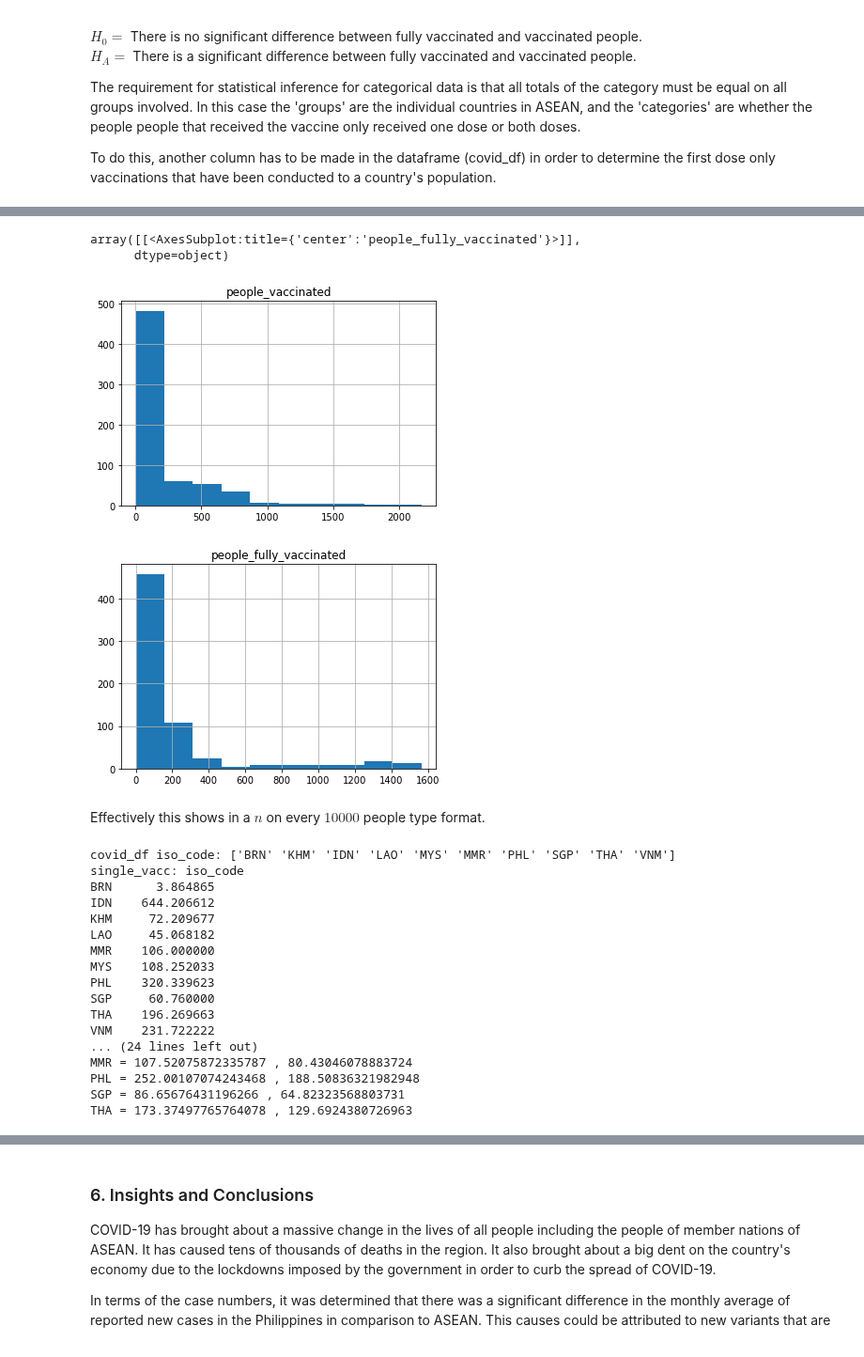
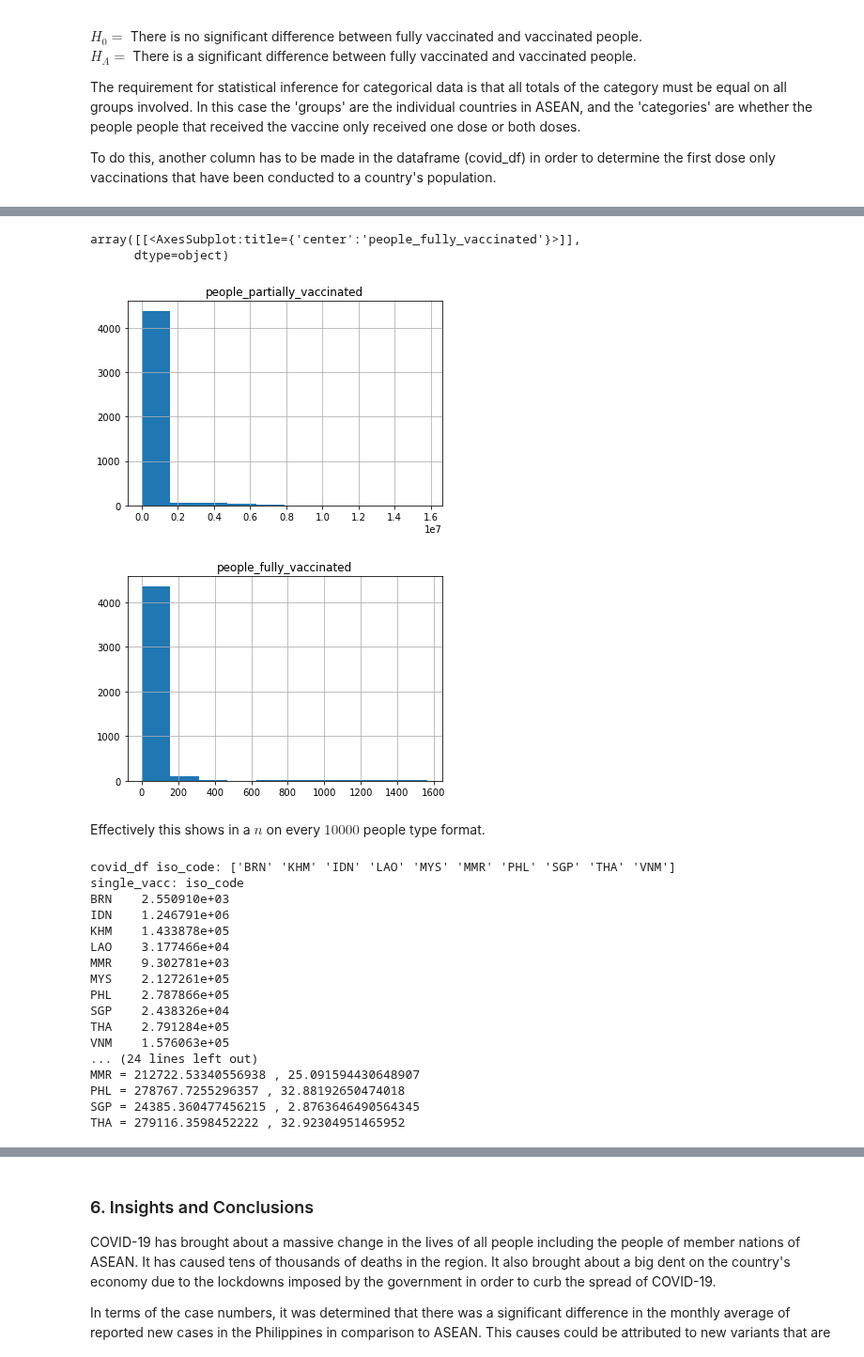
Before and after one commit to jm55/CSMODEL, a Jupyter notebook: COVID-19/COVID_Notebook.ipynb, the cells around one changed output, grey strips where cells are left out. Shown at 94% size. Drawn from its saved outputs; the diff is of its cells as text; code cells hidden in the pictures.

```diff
--- a/COVID-19/COVID_Notebook.ipynb
+++ b/COVID-19/COVID_Notebook.ipynb
@@ -641,5 +641,5 @@ The requirement for statistical inference for categorical data is that all total
 
 To do this, another column has to be made in the dataframe (covid_df) in order to determine the first dose only vaccinations that have been conducted to a country's population.
 # %%
-covid_df = covid_df[(covid_df['people_vaccinated']!=0)&(covid_df['people_fully_vaccinated']!=0)] #removing zero-valued vaccinations
-covid_df = covid_df.assign(people_vaccinated = lambda x: x['people_vaccinated']-x['people_fully_vaccinated'])
+#covid_df = covid_df[(covid_df['people_vaccinated']!=0)&(covid_df['people_fully_vaccinated']!=0)] #removing zero-valued vaccinations
+covid_df = covid_df.assign(people_partially_vaccinated = lambda x: x['people_vaccinated']-x['people_fully_vaccinated']) #based on owid's graph implying
@@ -646,30 +662,29 @@ covid_df = covid_df.assign(people_vaccinated = lambda x: x['people_vaccinated']-
 # %%
 #Normalizing data on every country of ASEAN
 #Following Procedure by https://www.statology.org/normalize-data-between-0-and-100/
 #zi = (xi – min(x)) / (max(x) – min(x)) * 100
 
-#However, it may not be necessary like in this example: https://www.thoughtco.com/what-is-a-two-way-table-3126240
+normalize = True #However, it may not be necessary like in this example: https://www.thoughtco.com/what-is-a-two-way-table-3126240
+scale = 10000
+if normalize:
+    n = np.linalg.norm(covid_df['people_partially_vaccinated'])
+    covid_df = covid_df.assign(people_vaccinated = lambda x: x['people_partially_vaccinated']/n*scale)
+    covid_df['people_partially_vaccinated'] = covid_df['people_partially_vaccinated'].round()
+    n = np.linalg.norm(covid_df['people_fully_vaccinated'])
+    covid_df = covid_df.assign(people_fully_vaccinated = lambda x: x['people_fully_vaccinated']/n*scale)
+    covid_df['people_fully_vaccinated'] = covid_df['people_fully_vaccinated'].round()
 
-#people_vaccinated: at least once
-n = np.linalg.norm(covid_df['people_vaccinated'])
-covid_df = covid_df.assign(people_vaccinated = lambda x: x['people_vaccinated']/n*10000)
-covid_df['people_vaccinated'] = covid_df['people_vaccinated'].round()
-covid_df.hist("people_vaccinated")
-
-#people_fully_vaccinated: self-explanatory
-n = np.linalg.norm(covid_df['people_fully_vaccinated'])
-covid_df = covid_df.assign(people_fully_vaccinated = lambda x: x['people_fully_vaccinated']/n*10000)
-covid_df['people_fully_vaccinated'] = covid_df['people_fully_vaccinated'].round()
+covid_df.hist("people_partially_vaccinated")
 covid_df.hist("people_fully_vaccinated")
 # %% [output]
 array([[<AxesSubplot:title={'center':'people_fully_vaccinated'}>]],
       dtype=object)
-[figure, old version]
+[figure, new version]
-[figure, old version]
+[figure, new version]
 # %% [markdown]
 Effectively this shows in a $n$ on every $10000$ people type format.
 # %%
-single_vacc = covid_df.groupby('iso_code').people_vaccinated.mean() #overall mean (regardless of date) of people vaccinated once
+single_vacc = covid_df.groupby('iso_code').people_partially_vaccinated.mean() #overall mean (regardless of date) of people vaccinated once
 full_vacc = covid_df.groupby('iso_code').people_fully_vaccinated.mean() #overall mean (regardless of date) of people fully vaccinated
 
 print("covid_df iso_code:",covid_df['iso_code'].unique())
@@ -684,24 +699,24 @@ chi = stat.chi2_contingency(combined)
 print("chi2:",chi[0])
 print("pval:",chi[1],"< 0.05 =",chi[1]<0.05)
 print("dof:",chi[2])#should be 9 since df=(categories-1)(groups-1)=(2-1)(10-1)=1*9=9; 2categories, 10groups
-print("      one vaccine   ,   fully vaccinated")
+print("     partially vaccinated , fully vaccinated")
 for i in range(covid_df['iso_code'].unique().size-1):
     print(covid_df['iso_code'].unique().tolist()[i],"=",chi[3][0][i],",",chi[3][1][i])
 # %% [output]
 covid_df iso_code: ['BRN' 'KHM' 'IDN' 'LAO' 'MYS' 'MMR' 'PHL' 'SGP' 'THA' 'VNM']
 single_vacc: iso_code
-BRN      3.864865
-IDN    644.206612
-KHM     72.209677
-LAO     45.068182
-MMR    106.000000
-MYS    108.252033
-PHL    320.339623
-SGP     60.760000
-THA    196.269663
-VNM    231.722222
+BRN    2.550910e+03
+IDN    1.246791e+06
+KHM    1.433878e+05
+LAO    3.177466e+04
+MMR    9.302781e+03
+MYS    2.127261e+05
+PHL    2.787866e+05
+SGP    2.438326e+04
+THA    2.791284e+05
+VNM    1.576063e+05
 ... (24 lines left out)
-MMR = 107.52075872335787 , 80.43046078883724
-PHL = 252.00107074243468 , 188.50836321982948
-SGP = 86.65676431196266 , 64.82323568803731
-THA = 173.37497765764078 , 129.6924380726963
+MMR = 212722.53340556938 , 25.091594430648907
+PHL = 278767.7255296357 , 32.88192650474018
+SGP = 24385.360477456215 , 2.8763646490564345
+THA = 279116.3598452222 , 32.92304951465952
```
Also changed, not shown: parts of 4 cells of this notebook.
